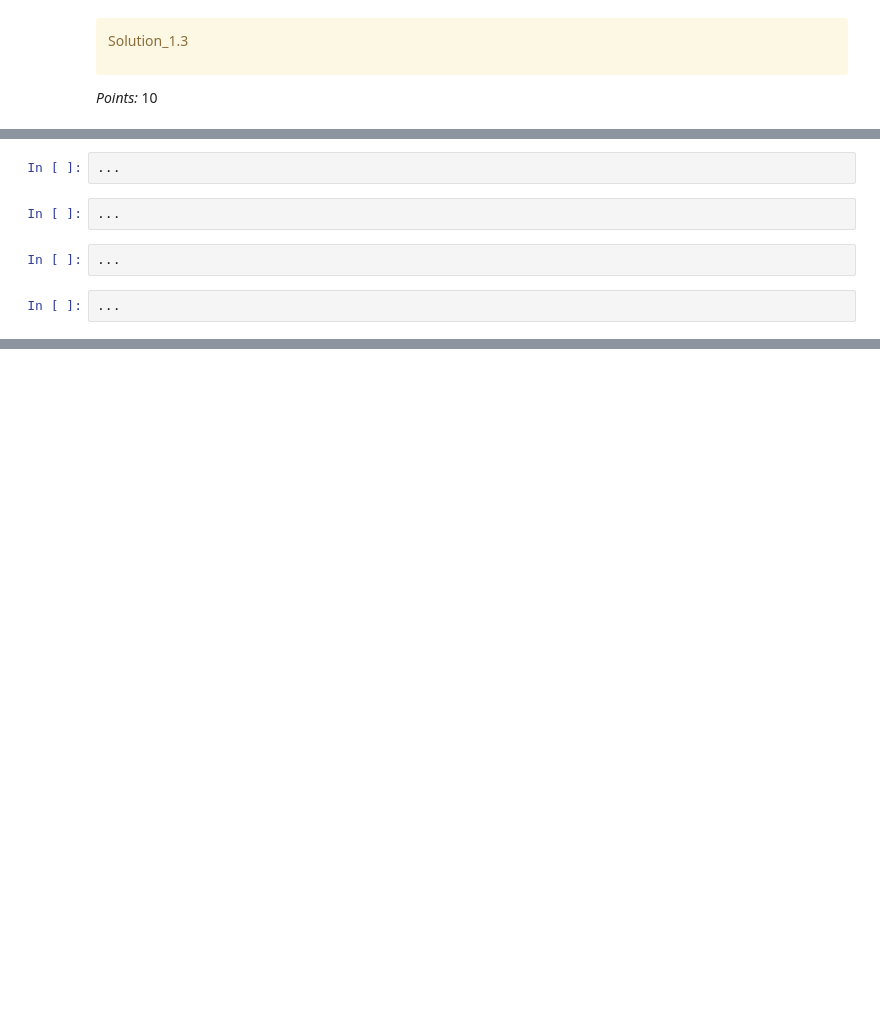
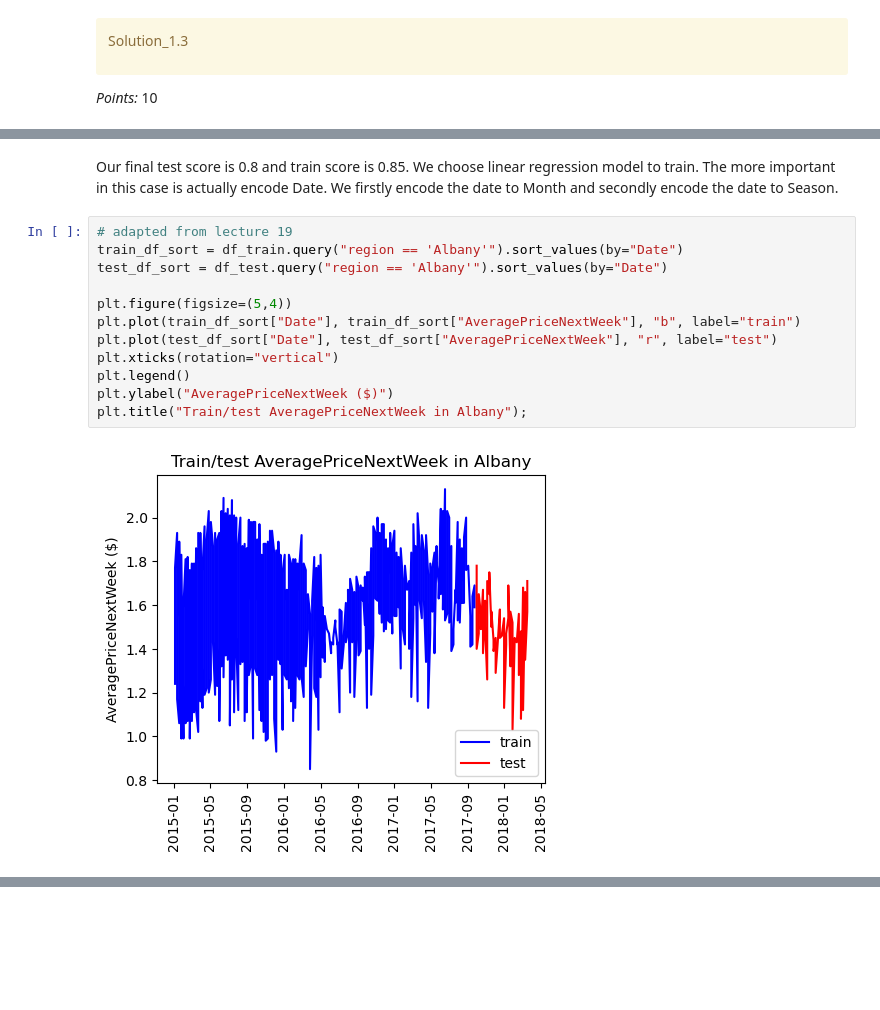
Before and after one commit to Nick-zhen/ML-Project, a Jupyter notebook: hw8/hw8.ipynb, the cells around one changed output, grey strips where cells are left out. Drawn from its saved outputs; the diff is of its cells as text; blank space fills up the shorter version.

```diff
--- a/hw8/hw8.ipynb
+++ b/hw8/hw8.ipynb
@@ -386,8 +385,16 @@ _Type your answer here, replacing this text._
-# %%
-...
-# %%
-...
-# %%
-...
-# %%
-...
+# %% [markdown]
+Our final test score is 0.8 and train score is 0.85. We choose linear regression model to train. The more important in this case is actually encode Date. We firstly encode the date to Month and secondly encode the date to Season.
+# %%
+# adapted from lecture 19
+train_df_sort = df_train.query("region == 'Albany'").sort_values(by="Date")
+test_df_sort = df_test.query("region == 'Albany'").sort_values(by="Date")
+
+plt.figure(figsize=(5,4))
+plt.plot(train_df_sort["Date"], train_df_sort["AveragePriceNextWeek"], "b", label="train")
+plt.plot(test_df_sort["Date"], test_df_sort["AveragePriceNextWeek"], "r", label="test")
+plt.xticks(rotation="vertical")
+plt.legend()
+plt.ylabel("AveragePriceNextWeek ($)")
+plt.title("Train/test AveragePriceNextWeek in Albany");
+# %% [output]
+[figure, added]
```
Also changed, not shown: parts of 47 cells of this notebook.
